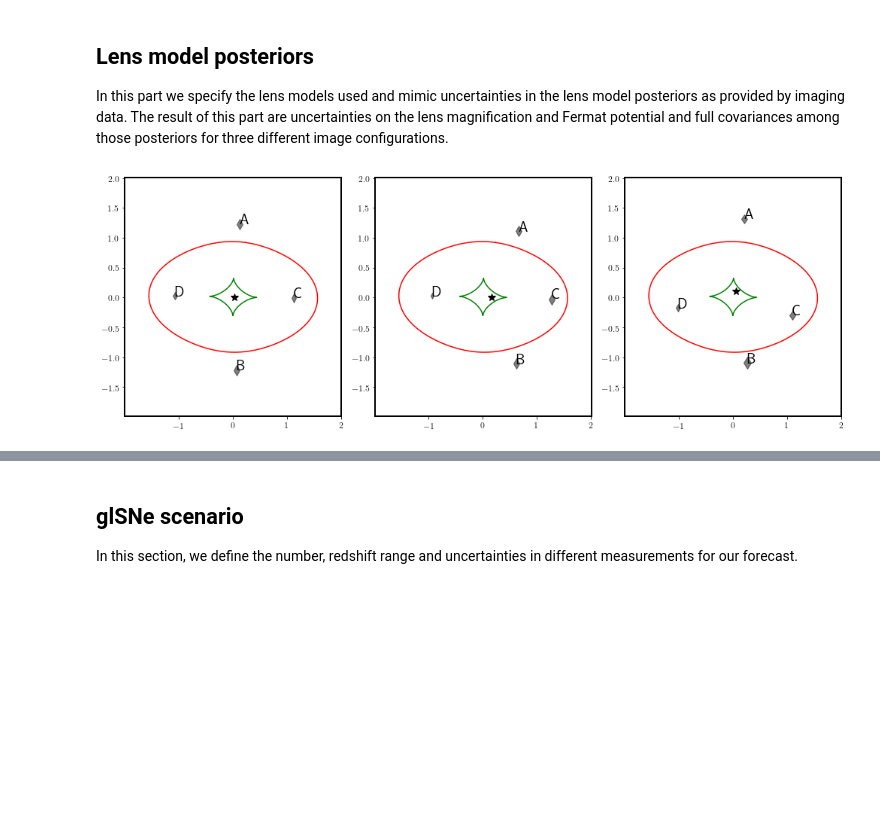
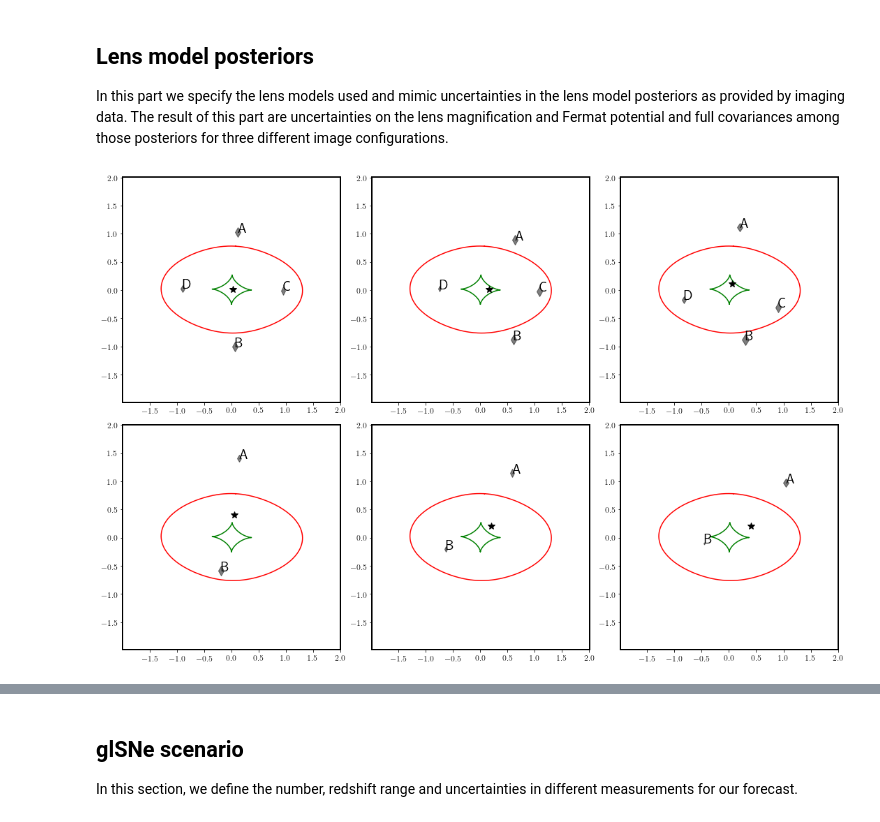
Before and after one commit to sibirrer/glSNe, a Jupyter notebook: Notebooks/forecast_glSNe.ipynb, the cells around one changed output, grey strips where cells are left out. Cells and saved outputs as stored; diff of their text form; code cells hidden in the pictures; blank space fills up the shorter version.

```diff
--- a/Notebooks/forecast_glSNe.ipynb
+++ b/Notebooks/forecast_glSNe.ipynb
@@ -617,7 +617,7 @@ The result of this part are uncertainties on the lens magnification and Fermat p
 # In this forecast, for simplicity, we assume that all lenses are identical in these parameters to re-utilize the dimensionless kinematics prediction for all lenses.
 
 # lens and light model parameters and uncertainties (used for kinematic modeling uncertainties)
-theta_E_true, theta_E_error = 1.2, 0.02  # Einstein radius
+theta_E_true, theta_E_error = 1.0, 0.02  # Einstein radius
 gamma_true, gamma_error = 2.0, 0.03  # power-law slope of the mass profile
 e1_true, e1_error = 0.3, 0.01  # eccentricity of deflector
 e2_true, e2_error = -0.01, 0.01  # eccentricity of deflector
@@ -640,38 +640,54 @@ kwargs_lens_pl_true = [{'theta_E': theta_E_true, 'gamma': gamma_true,
 # ========================================================================
 
 kwargs_ps_cross = [{'ra_source': 0.02, 'dec_source': 0}]  # cross
 kwargs_ps_cusp = [{'ra_source': 0.15, 'dec_source': 0}]  # cusp
 kwargs_ps_fold = [{'ra_source': 0.05, 'dec_source': 0.1}]  # fold
+kwargs_ps_double1 = [{'ra_source': 0.05, 'dec_source': 0.4}]  # double #1
+kwargs_ps_double2 = [{'ra_source': 0.2, 'dec_source': 0.2}]  # double #1
+kwargs_ps_double3 = [{'ra_source': 0.4, 'dec_source': 0.2}]  # double #1
 
 
 # =========================================
 # illustrate image configurations in figure
 # =========================================
 
 lens_model_list = ['EPL', 'SHEAR']  # we define our baseline model as a power-law elliptical mass profile with external shear
 point_source_model = ['SOURCE_POSITION']  # we include only a point source in the inference and assume imaging provides errors as stated above on the lens model parameters
 lens_model = LensModel(lens_model_list=lens_model_list)
 
 kwargs_lens_plot = {'with_caustics': True, 'fast_caustic': True, 'point_source': True,
                    'with_convergence': False, 'numPix': 200, 'deltaPix': 0.02}
 
-f, axex = plt.subplots(1, 3, figsize=(14, 5))
+f, axex = plt.subplots(2, 3, figsize=(15, 10))
 # cross
-lens_plot.lens_model_plot(axex[0], lens_model, kwargs_lens_pl_true,
+lens_plot.lens_model_plot(axex[0, 0], lens_model, kwargs_lens_pl_true,
                           sourcePos_x=kwargs_ps_cross[0]['ra_source'],
                           sourcePos_y=kwargs_ps_cross[0]['dec_source'], **kwargs_lens_plot)
 # cusp
-lens_plot.lens_model_plot(axex[1], lens_model, kwargs_lens_pl_true,
+lens_plot.lens_model_plot(axex[0, 1], lens_model, kwargs_lens_pl_true,
                           sourcePos_x=kwargs_ps_cusp[0]['ra_source'],
                           sourcePos_y=kwargs_ps_cusp[0]['dec_source'], **kwargs_lens_plot)
 # fold
-lens_plot.lens_model_plot(axex[2], lens_model, kwargs_lens_pl_true,
+lens_plot.lens_model_plot(axex[0, 2], lens_model, kwargs_lens_pl_true,
                           sourcePos_x=kwargs_ps_fold[0]['ra_source'],
                           sourcePos_y=kwargs_ps_fold[0]['dec_source'], **kwargs_lens_plot)
+# double#1
+lens_plot.lens_model_plot(axex[1, 0], lens_model, kwargs_lens_pl_true,
+                          sourcePos_x=kwargs_ps_double1[0]['ra_source'],
+                          sourcePos_y=kwargs_ps_double1[0]['dec_source'], **kwargs_lens_plot)
+
+# double#2
+lens_plot.lens_model_plot(axex[1, 1], lens_model, kwargs_lens_pl_true,
+                          sourcePos_x=kwargs_ps_double2[0]['ra_source'],
+                          sourcePos_y=kwargs_ps_double2[0]['dec_source'], **kwargs_lens_plot)
+# double#3
+lens_plot.lens_model_plot(axex[1, 2], lens_model, kwargs_lens_pl_true,
+                          sourcePos_x=kwargs_ps_double3[0]['ra_source'],
+                          sourcePos_y=kwargs_ps_double3[0]['dec_source'], **kwargs_lens_plot)
 f.tight_layout()
 f.show()
 # %% [output]
-[figure, old version]
+[figure, new version]
 # %%
 
 def imaging_model_errors(x_image_measured, y_image_measured, kwargs_lens_pl):
```
Also changed, not shown: parts of 20 cells of this notebook, 3 other files.
